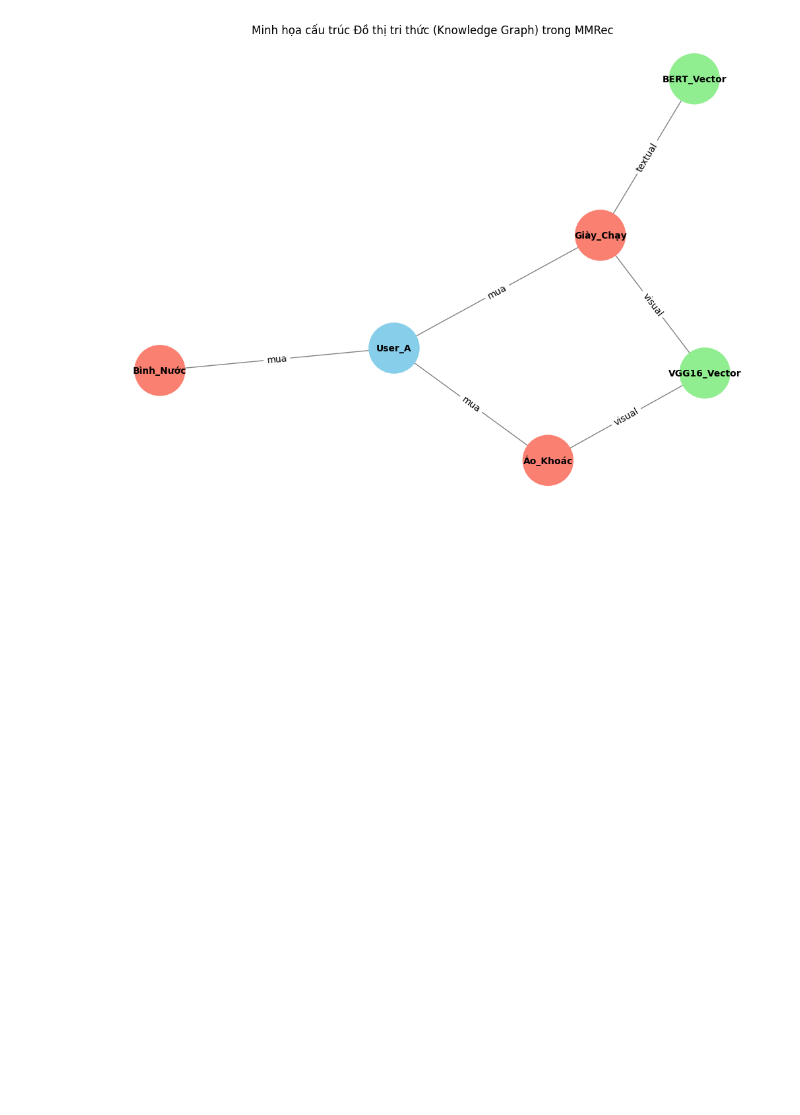
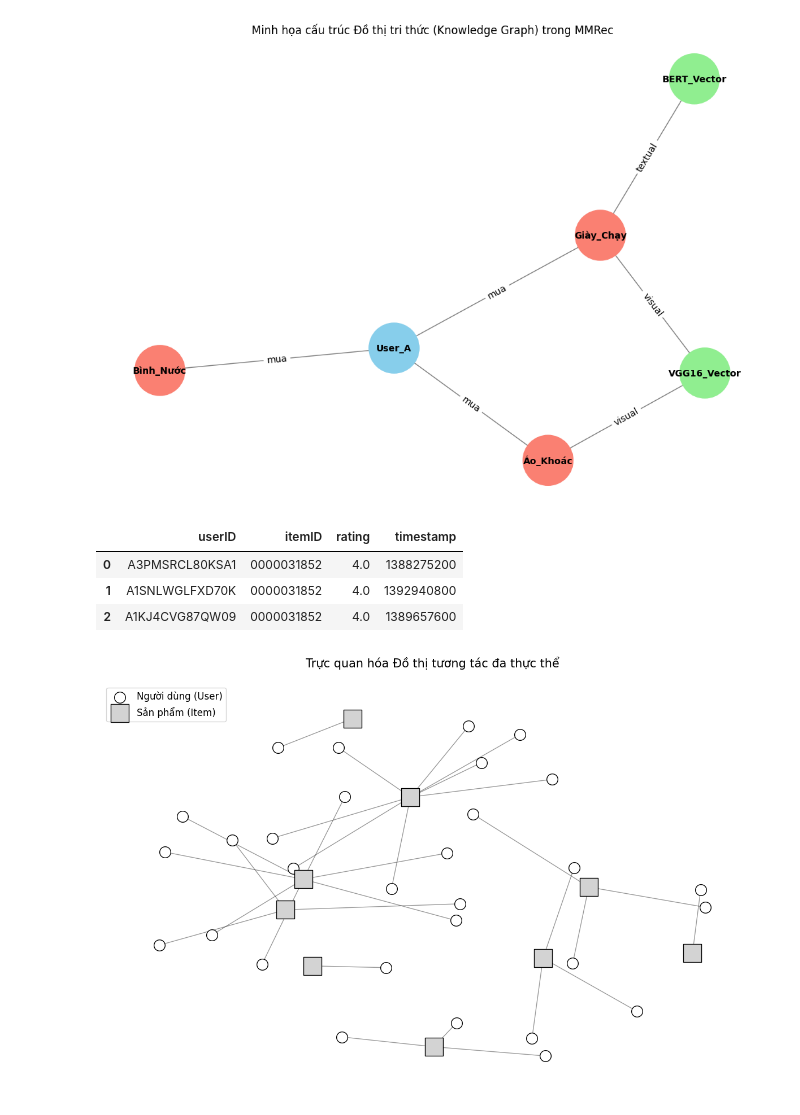
Before and after one commit to ThanhB18059162022/MMRec, a Jupyter notebook: preprocessing.ipynb, the cells around one changed output. Saved outputs shown, nothing was run; the diff lists cells and outputs as text; code cells hidden in the pictures; blank space fills up the shorter version.

```diff
--- a/preprocessing.ipynb
+++ b/preprocessing.ipynb
@@ -576,0 +688,57 @@ print(g)
+# %%
+df_ratings.head(3)
+# %% [output]
+|  | userID | itemID | rating | timestamp |
+| 0 | A3PMSRCL80KSA1 | 0000031852 | 4.0 | 1388275200 |
+| 1 | A1SNLWGLFXD70K | 0000031852 | 4.0 | 1392940800 |
+| 2 | A1KJ4CVG87QW09 | 0000031852 | 4.0 | 1389657600 |
+# %%
+import pandas as pd
+import networkx as nx
+import matplotlib.pyplot as plt
+
+# 1. Lấy mẫu dữ liệu (Bạn nên lấy ít để hình không bị rối)
+df_plot = df_ratings.head(30)
+
+# 2. Khởi tạo đồ thị
+G = nx.Graph()
+for _, row in df_plot.iterrows():
+    G.add_edge(row['userID'], row['itemID'])
+
+# 3. Phân loại danh sách Node
+user_nodes = [n for n in G.nodes if n in df_plot['userID'].unique()]
+item_nodes = [n for n in G.nodes if n in df_plot['itemID'].unique()]
+
+# 4. Thiết lập vị trí (Layout)
+plt.figure(figsize=(12, 8))
+pos = nx.spring_layout(G, k=0.6, seed=42)
+
+# 5. Vẽ từng nhóm Node với hình dáng và kích thước khác nhau
+# Vẽ Người dùng (User): Hình tròn (o), kích thước nhỏ
+nx.draw_networkx_nodes(G, pos, nodelist=user_nodes,
+                       node_shape='o',
+                       node_size=200,
+                       node_color='white',
+                       edgecolors='black',
+                       label='Người dùng (User)')
+
+# Vẽ Sản phẩm (Item): Hình vuông (s), kích thước lớn hơn
+nx.draw_networkx_nodes(G, pos, nodelist=item_nodes,
+                       node_shape='s',
+                       node_size=500,
+                       node_color='lightgray',
+                       edgecolors='black',
+                       label='Sản phẩm (Item)')
+
+# 6. Vẽ cạnh (Edges)
+nx.draw_networkx_edges(G, pos, width=1.0, alpha=0.4, edge_color='black')
+
+# 7. Thêm chú thích (Legend)
+plt.legend(scatterpoints=1, loc='upper left', fontsize=12)
+
+plt.title("Trực quan hóa Đồ thị tương tác đa thực thể", fontsize=15, pad=20)
+plt.axis('off') # Tắt khung trục
+plt.tight_layout()
+plt.show()
+# %% [output]
+[figure, added]
```
Also changed, not shown: parts of 26 cells of this notebook.
